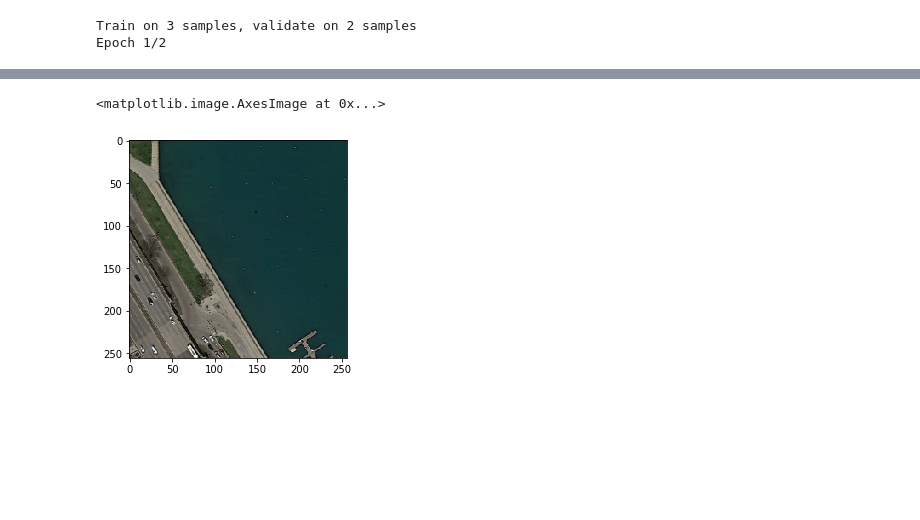
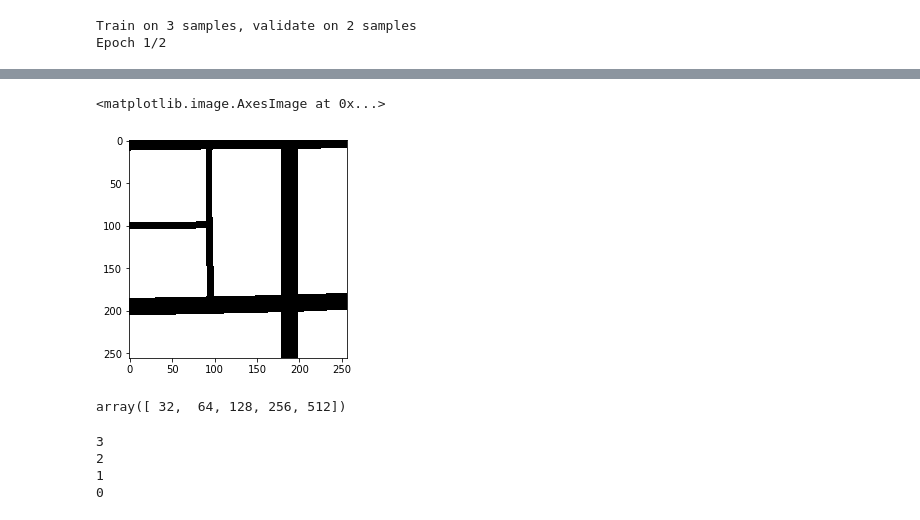
Before and after one commit to theodorhusefest/CS433-project2-road-segmentation, a Jupyter notebook: UNET2.ipynb, the cells around one changed output, grey strips where cells are left out. Drawn from its saved outputs; the diff is of its cells as text; code cells hidden in the pictures; blank space fills up the shorter version.

```diff
--- a/UNET2.ipynb
+++ b/UNET2.ipynb
@@ -183,6 +185,15 @@ plt.imshow(test, cmap = "Greys")
 # %%
-gt_val = x[0:5, :, : , :]
-plt.imshow(gt_val[2].reshape(256, 256, 3), cmap = "Greys")
+gt_val = y[0:5, :, : , :]
+plt.imshow(gt_val[3].reshape(256, 256), cmap = "Greys")
 # %% [output]
 <matplotlib.image.AxesImage at 0x...>
-[figure, old version]
+[figure, new version]
+# %%
+image_size = 256
+layers = 4
+
+f = np.flip([int(image_size/2**(i)) for i in range(layers
+                                                  )])
+np.append(f,image_size*2)
+# %% [output]
+array([ 32,  64, 128, 256, 512])
@@ -188,0 +202,8 @@ plt.imshow(gt_val[2].reshape(256, 256, 3), cmap = "Greys")
+# %%
+for i in range(layers-1, -1, -1):
+    print(i)
+# %% [output]
+3
+2
+1
+0
```
Also changed, not shown: parts of 5 cells of this notebook, 1 other file.
